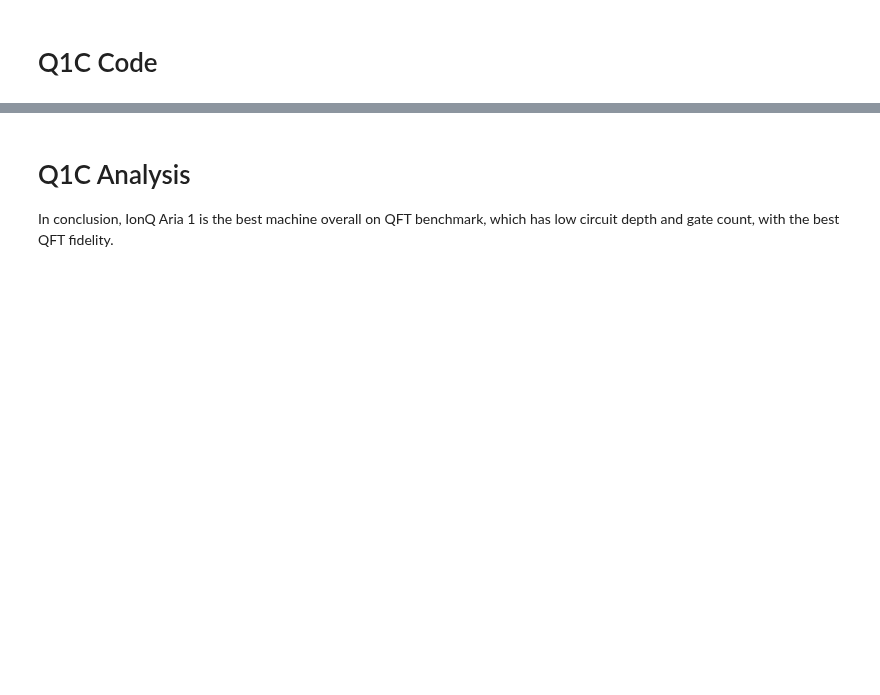
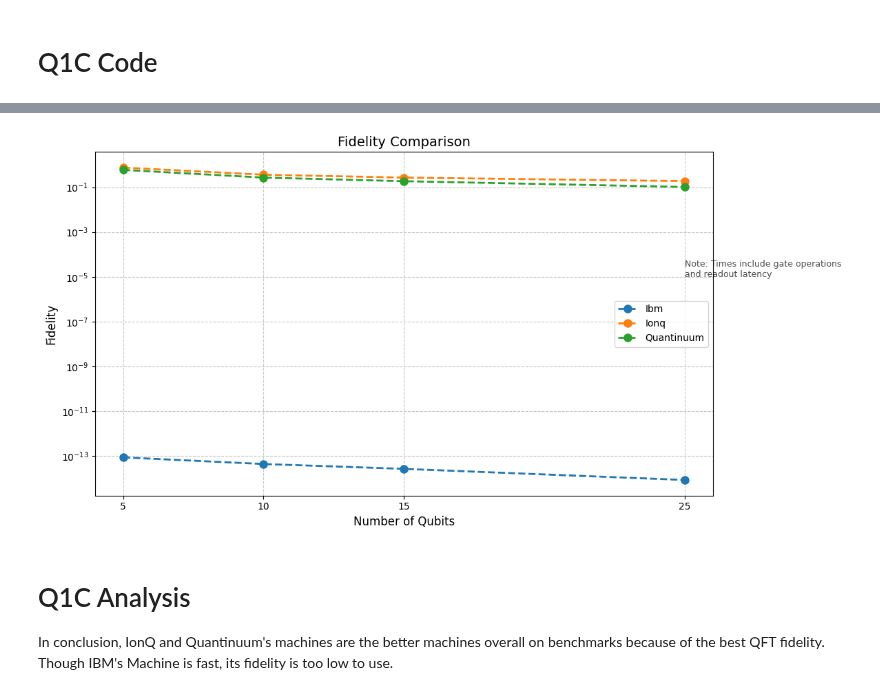
Before and after one commit to Huaiyuan-Jing/Quantum_Algorithm, a Jupyter notebook: CS639/HW4/Q1.ipynb, the cells around one changed output, grey strips where cells are left out. Drawn from its saved outputs; the diff is of its cells as text; code cells hidden in the pictures; blank space fills up the shorter version.

Commit message:
feat(Q1): Update benchmark results and analysis in notebook

```diff
--- a/CS639/HW4/Q1.ipynb
+++ b/CS639/HW4/Q1.ipynb
@@ -568,3 +583,36 @@ quantinuum_h2  : 9.01%
+# %%
+import matplotlib.pyplot as plt
+import numpy as np
+
+sizes = [5, 10, 15, 25]
+
+plt.figure(figsize=(10, 6))
+plt.title('Fidelity Comparison', fontsize=14)
+plt.xlabel('Number of Qubits', fontsize=12)
+plt.ylabel('Fidelity', fontsize=12)
+plt.yscale('log')  # Logarithmic scale for better visibility
+
+# Plot each provider's data
+for provider, times in result.items():
+    plt.plot(sizes, times,
+             marker='o',
+             linestyle='--',
+             linewidth=2,
+             markersize=8,
+             label=provider.capitalize())
+
+plt.xticks(sizes)
+plt.grid(True, which='both', linestyle='--', alpha=0.7)
+plt.legend()
+plt.tight_layout()
+
+# Add annotation
+plt.text(25, 1e-5, 'Note: Times include gate operations\nand readout latency',
+         fontsize=9, alpha=0.7)
+
+plt.show()
+# %% [output]
+[figure, added]
 # %% [markdown]
 # Q1C Analysis
-In conclusion, IonQ Aria 1 is the best machine overall on QFT benchmark, which has low circuit depth and gate count, with the best QFT fidelity.
+In conclusion, IonQ and Quantinuum's machines are the better machines overall on benchmarks because of the best QFT fidelity. Though IBM's Machine is fast, its fidelity is too low to use.
```
Also changed, not shown: parts of 1 cell of this notebook.
